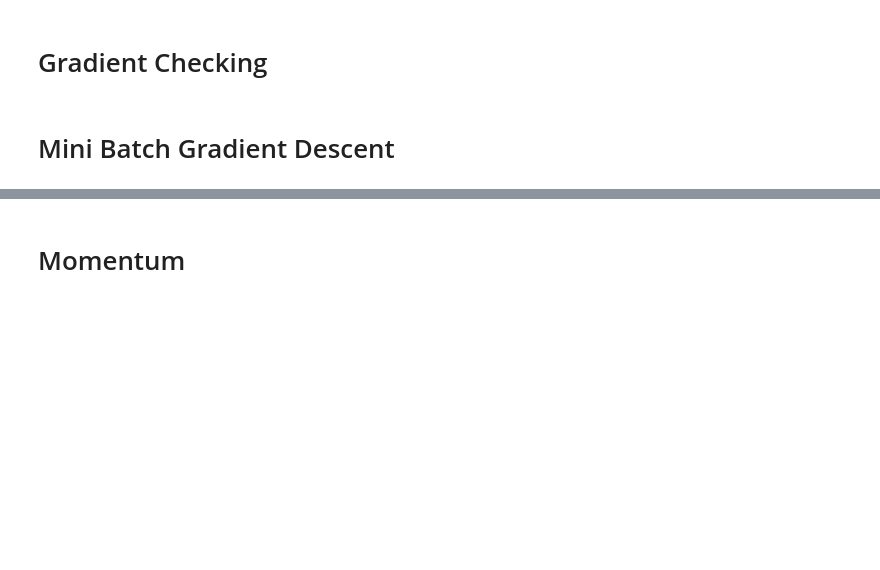
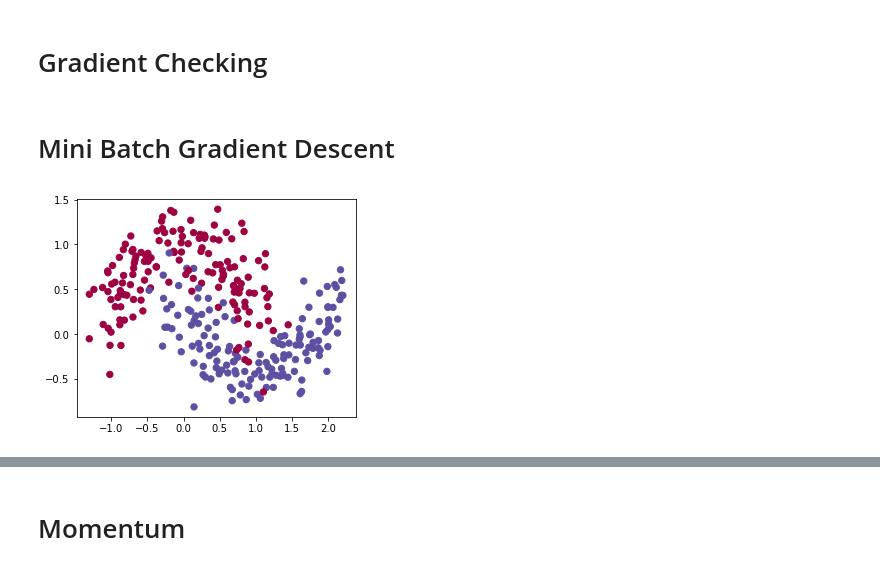
Before and after one commit to hamedrq7/Deep-Learning-Numpy-Practice, a Jupyter notebook: Fully-Connected-Deep-Neural-Network.ipynb, the cells around one changed output, grey strips where cells are left out. Saved outputs shown, nothing was run; the diff lists cells and outputs as text; code cells hidden in the pictures; blank space fills up the shorter version.

```diff
--- a/Fully-Connected-Deep-Neural-Network.ipynb
+++ b/Fully-Connected-Deep-Neural-Network.ipynb
@@ -1071,0 +1395,22 @@ Accuracy: 0.78
+# %%
+import sklearn.datasets
+
+def load_dataset_minibatch():
+    np.random.seed(3)
+    train_X, train_Y = sklearn.datasets.make_moons(n_samples=300, noise=.2) #300 #0.2
+    # Visualize the data
+    plt.scatter(train_X[:, 0], train_X[:, 1], c=train_Y, s=40, cmap=plt.cm.Spectral);
+    train_X = train_X.T
+    train_Y = train_Y.reshape((1, train_Y.shape[0]))
+
+    return train_X, train_Y
+
+def predict_dec(model, X):
+    linear_actvs = model.forward_test(X)
+    al = linear_actvs["A"+str(model.L-1)]
+    predictions = (al>0.5)
+    return predictions
+# %%
+train_X, train_Y = load_dataset_minibatch()
+# %% [output]
+[figure, added]
```
Also changed, not shown: parts of 12 cells of this notebook.
